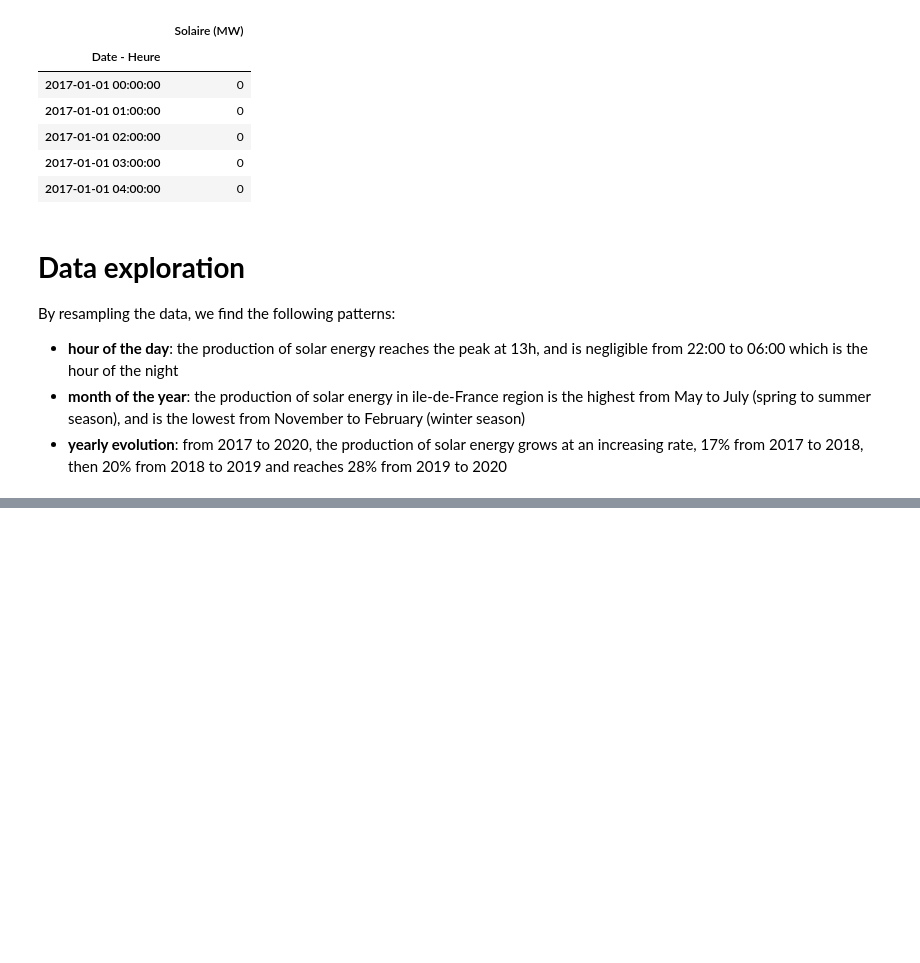
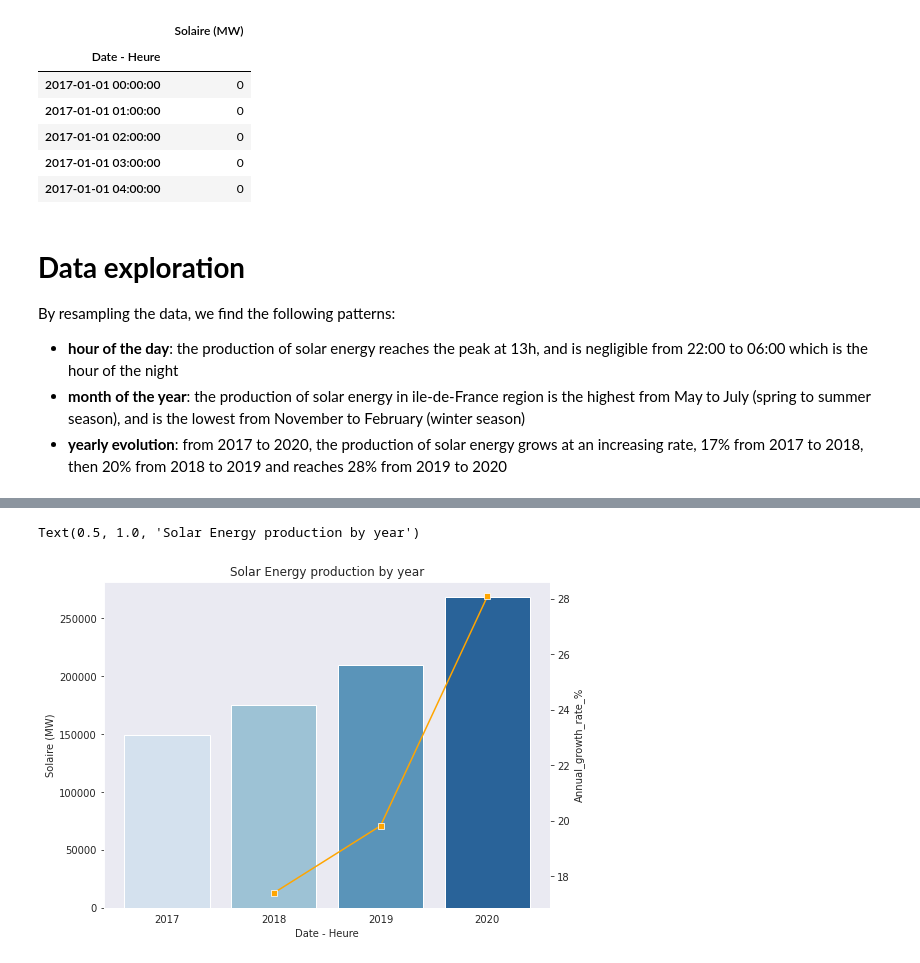
Before and after one commit to yijun-zhu/Python_Project_Solar_Energy_Prediction, a Jupyter notebook: Data preprocessing/Idf_solar_production_pre-processing.ipynb, the cells around one changed output, grey strips where cells are left out. Drawn from its saved outputs; the diff is of its cells as text; code cells hidden in the pictures; blank space fills up the shorter version.

```diff
--- a/Data preprocessing/Idf_solar_production_pre-processing.ipynb
+++ b/Data preprocessing/Idf_solar_production_pre-processing.ipynb
@@ -113,0 +115,10 @@ df_yearly
+# %%
+sns.set_style('dark')
+plt.figure(figsize=(8,6))
+ax1 = sns.barplot(x= 'Date - Heure', y = 'Solaire (MW)', data=df_yearly, palette='Blues')
+ax2 = plt.twinx()
+sns.lineplot(data = df_yearly['Annual_growth_rate_%'], color = 'orange', ax=ax2, marker='s' )
+plt.title('Solar Energy production by year')
+# %% [output]
+Text(0.5, 1.0, 'Solar Energy production by year')
+[figure, added]
```
Also changed, not shown: parts of 7 cells of this notebook.
